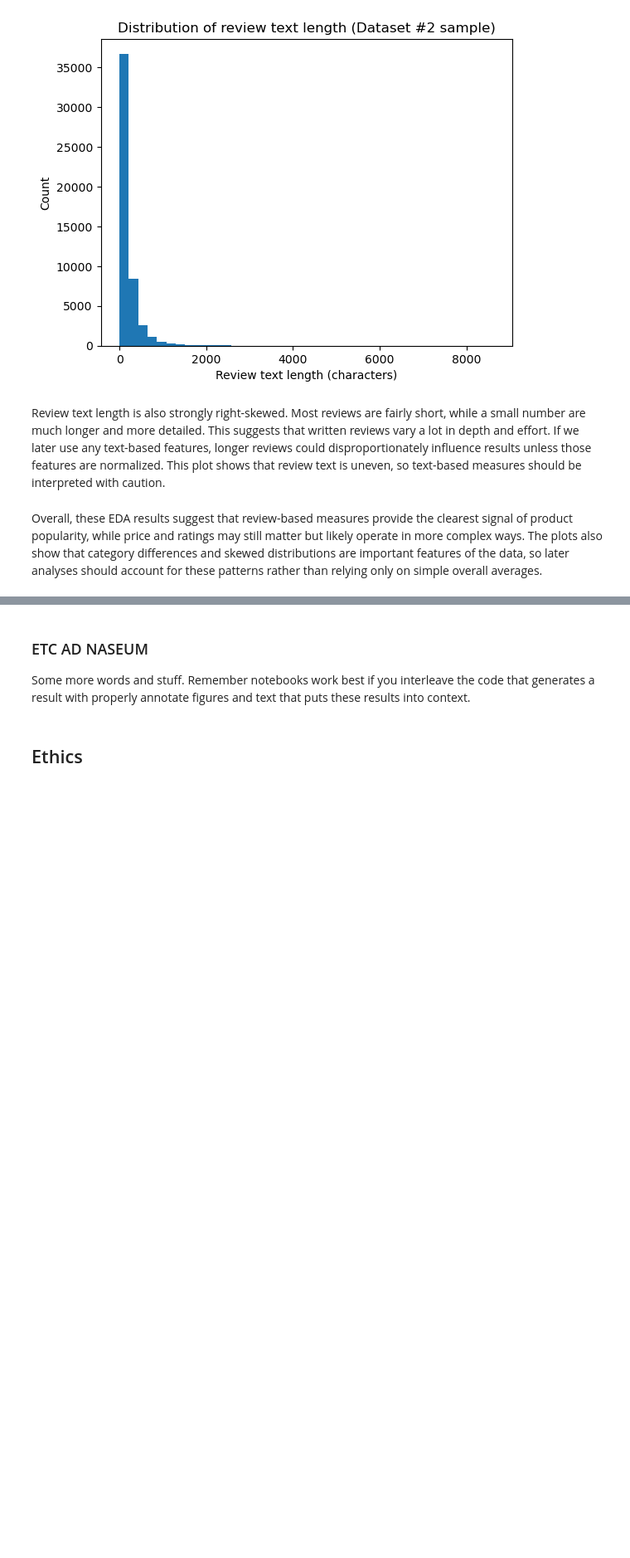
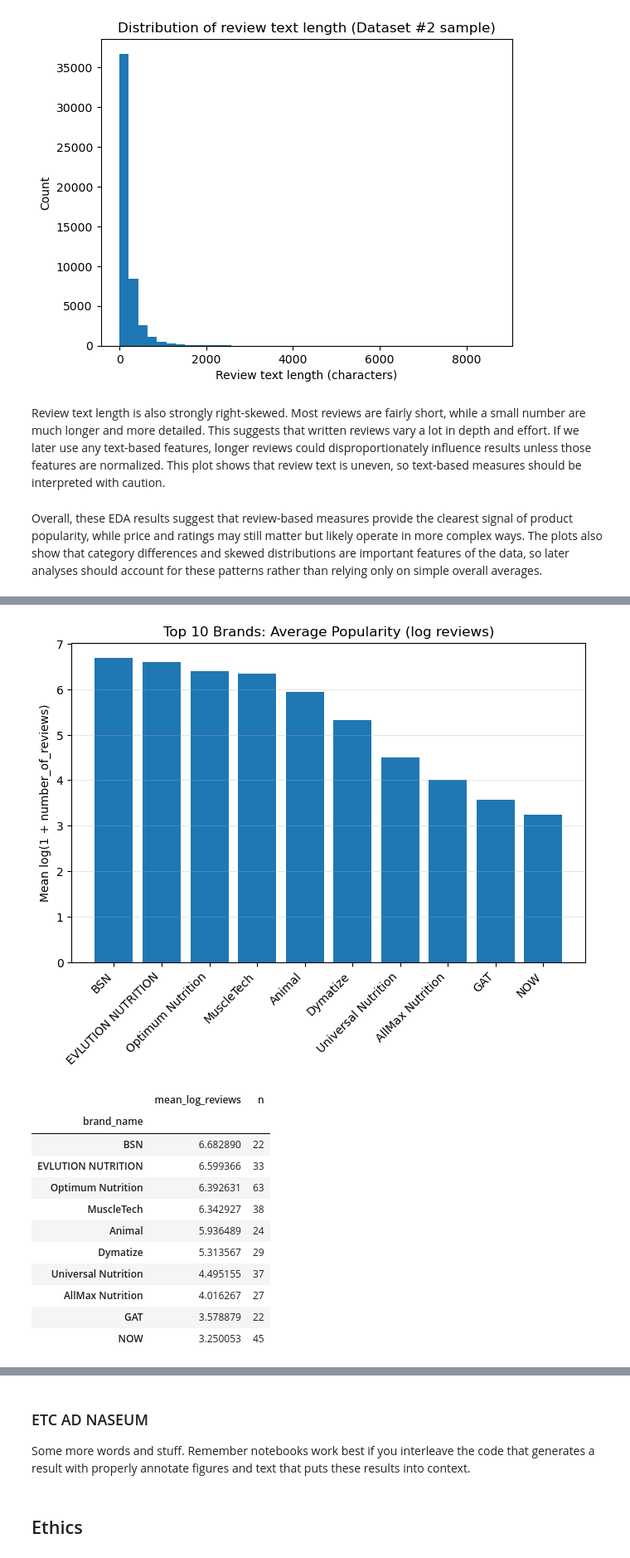
Before and after one commit to COGS108/Group129_WI26, a Jupyter notebook: 03-FinalProject.ipynb, the cells around one changed output, grey strips where cells are left out. Shown at 83% size. Drawn from its saved outputs; the diff is of its cells as text; code cells hidden in the pictures; blank space fills up the shorter version.

```diff
--- a/03-FinalProject.ipynb
+++ b/03-FinalProject.ipynb
@@ -534,0 +641,33 @@ Overall, these EDA results suggest that review-based measures provide the cleare
+# %%
+brand_counts = eda["brand_name"].value_counts()
+top_brands = brand_counts.head(10).index
+
+brand_summary = (eda[eda["brand_name"].isin(top_brands)]
+                 .groupby("brand_name")
+                 .agg(mean_log_reviews=("log_reviews","mean"),
+                      n=("log_reviews","size"))
+                 .sort_values("mean_log_reviews", ascending=False))
+
+plt.figure(figsize=(8,5))
+plt.bar(brand_summary.index.astype(str), brand_summary["mean_log_reviews"])
+plt.xticks(rotation=45, ha="right")
+plt.ylabel("Mean log(1 + number_of_reviews)")
+plt.title("Top 10 Brands: Average Popularity (log reviews)")
+plt.grid(True, axis="y", alpha=0.3)
+plt.show()
+
+brand_summary
+# %% [output]
+[figure, added]
+|  | mean_log_reviews | n |
+| brand_name |  |  |
+| BSN | 6.682890 | 22 |
+| EVLUTION NUTRITION | 6.599366 | 33 |
+| Optimum Nutrition | 6.392631 | 63 |
+| MuscleTech | 6.342927 | 38 |
+| Animal | 5.936489 | 24 |
+| Dymatize | 5.313567 | 29 |
+| Universal Nutrition | 4.495155 | 37 |
+| AllMax Nutrition | 4.016267 | 27 |
+| GAT | 3.578879 | 22 |
+| NOW | 3.250053 | 45 |
```
Also changed, not shown: parts of 11 cells of this notebook.
